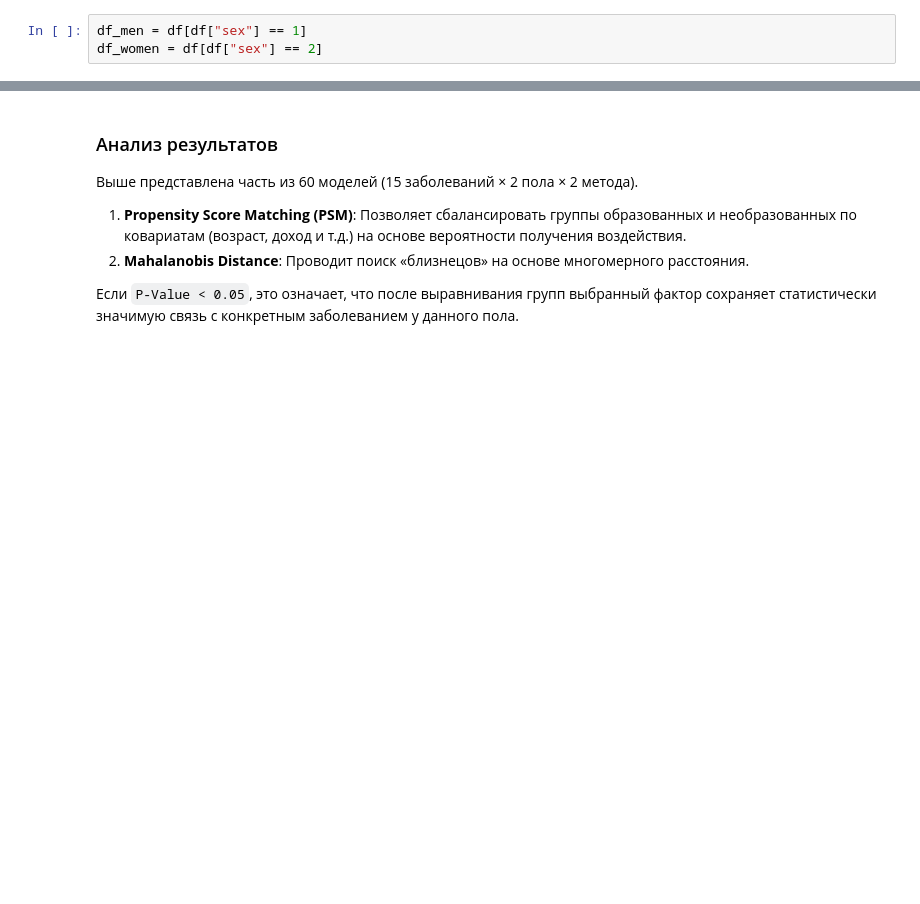
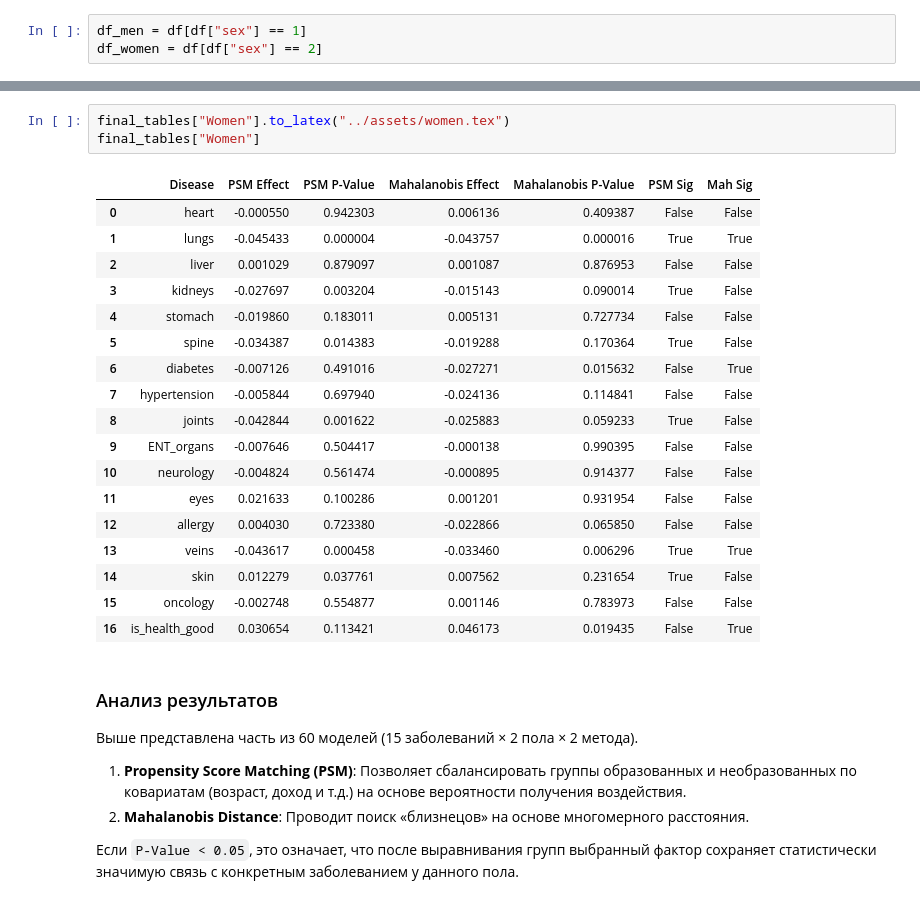
Before and after one commit to alexveider1/Econometrics-project, a Jupyter notebook: matching/matching.ipynb, the cells around one changed output, grey strips where cells are left out. Saved outputs shown, nothing was run; the diff lists cells and outputs as text; blank space fills up the shorter version.

```diff
--- a/matching/matching.ipynb
+++ b/matching/matching.ipynb
@@ -206,3 +279,25 @@ final_tables["Women"]
+# %%
+final_tables["Women"].to_latex("../assets/women.tex")
+final_tables["Women"]
+# %% [output]
+|  | Disease | PSM Effect | PSM P-Value | Mahalanobis Effect | Mahalanobis P-Value | PSM Sig | Mah Sig |
+| 0 | heart | -0.000550 | 0.942303 | 0.006136 | 0.409387 | False | False |
+| 1 | lungs | -0.045433 | 0.000004 | -0.043757 | 0.000016 | True | True |
+| 2 | liver | 0.001029 | 0.879097 | 0.001087 | 0.876953 | False | False |
+| 3 | kidneys | -0.027697 | 0.003204 | -0.015143 | 0.090014 | True | False |
+| 4 | stomach | -0.019860 | 0.183011 | 0.005131 | 0.727734 | False | False |
+| 5 | spine | -0.034387 | 0.014383 | -0.019288 | 0.170364 | True | False |
+| 6 | diabetes | -0.007126 | 0.491016 | -0.027271 | 0.015632 | False | True |
+| 7 | hypertension | -0.005844 | 0.697940 | -0.024136 | 0.114841 | False | False |
+| 8 | joints | -0.042844 | 0.001622 | -0.025883 | 0.059233 | True | False |
+| 9 | ENT_organs | -0.007646 | 0.504417 | -0.000138 | 0.990395 | False | False |
+| 10 | neurology | -0.004824 | 0.561474 | -0.000895 | 0.914377 | False | False |
+| 11 | eyes | 0.021633 | 0.100286 | 0.001201 | 0.931954 | False | False |
+| 12 | allergy | 0.004030 | 0.723380 | -0.022866 | 0.065850 | False | False |
+| 13 | veins | -0.043617 | 0.000458 | -0.033460 | 0.006296 | True | True |
+| 14 | skin | 0.012279 | 0.037761 | 0.007562 | 0.231654 | True | False |
+| 15 | oncology | -0.002748 | 0.554877 | 0.001146 | 0.783973 | False | False |
+| 16 | is_health_good | 0.030654 | 0.113421 | 0.046173 | 0.019435 | False | True |
 # %% [markdown]
 ### Анализ результатов
 
```
Also changed, not shown: parts of 9 cells of this notebook, 3 other files.
